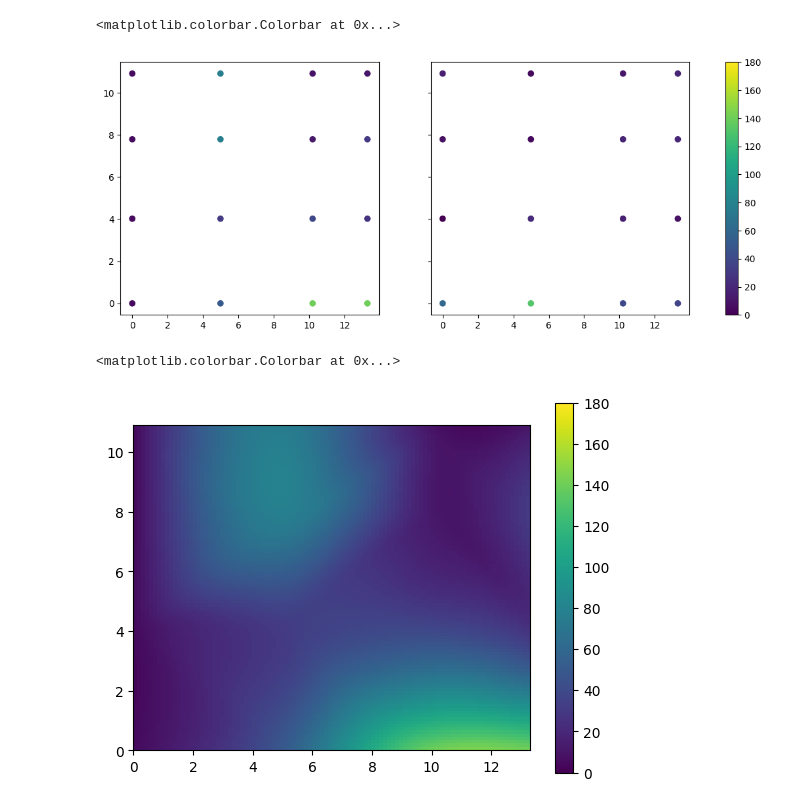
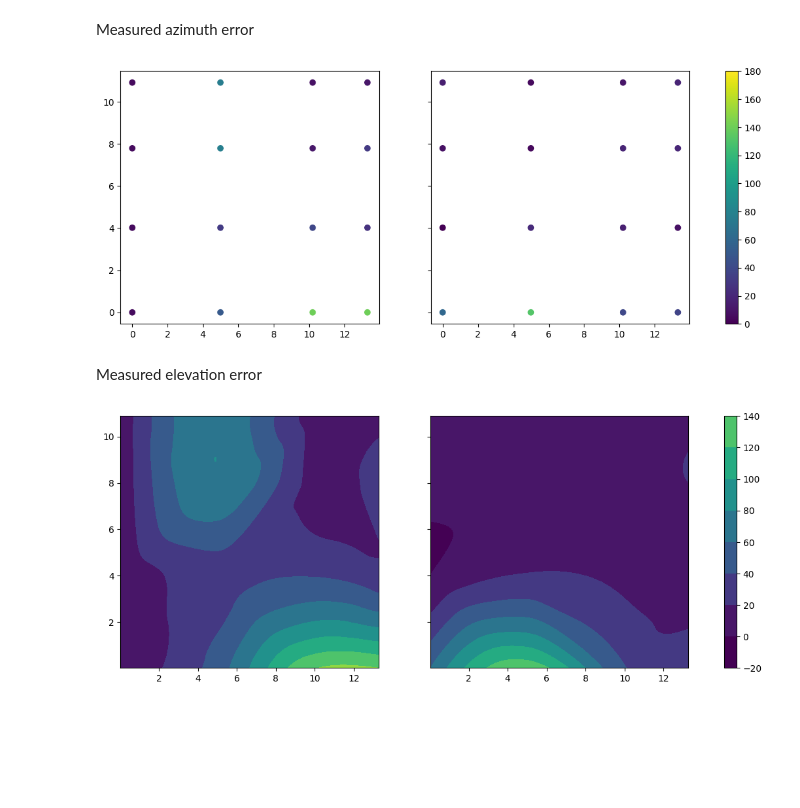
Before and after one commit to llamington/Bluetooth-Direction-Finding-Simulation, a Jupyter notebook: lab-testing.ipynb, the cells around one changed output. Saved outputs shown, nothing was run; the diff lists cells and outputs as text; code cells hidden in the pictures; blank space fills up the shorter version.

```diff
--- a/lab-testing.ipynb
+++ b/lab-testing.ipynb
@@ -46,6 +49,8 @@ lab_results.head()
+# %% [markdown]
+Measured azimuth error
 # %%
 zeroed_target = lab_results[lab_results["z"] == 0]
-elevated_target = lab_results[lab_results["z"] == -5.3]
+elevated_target = lab_results[lab_results["z"] == 5.3]
 
 
 fig, axs = plt.subplots(1, 2, sharey=True, figsize=(14, 5))
@@ -57,24 +62,25 @@ for i, dataset in enumerate([zeroed_target, elevated_target]):
         vmin=0,
         vmax=180,
     )
-fig.colorbar(img, ax=axs)
+fig.colorbar(img, ax=axs);
 # %% [output]
-<matplotlib.colorbar.Colorbar at 0x...>
 [figure]
+# %% [markdown]
+Measured elevation error
 # %%
-points = zeroed_target[["x", "y"]]
+fig, axs = plt.subplots(1, 2, sharey=True, figsize=(14, 5))
+for i, dataset in enumerate([zeroed_target, elevated_target]):
+    points = dataset[["x", "y"]]
+    x_max = dataset["x"].max()
+    y_max = dataset["y"].max()
 
-x_max = zeroed_target['x'].max()
-y_max = zeroed_target['y'].max()
-
-grid_x, grid_y = np.mgrid[
-    0 : x_max : 100j, 0 : y_max : 100j
-]
-
-interpolated = griddata(points, zeroed_target["azimuth_delta"], (grid_x, grid_y), method="cubic")
-fig, ax = plt.subplots()
-img = ax.imshow(interpolated.T, vmin=0, vmax=180, extent=(0,x_max,0,y_max), origin="lower")
-fig.colorbar(img)
+    grid_x, grid_y = np.mgrid[0:x_max:250j, 0:y_max:250j]
+    interpolated = griddata(
+        points, dataset["azimuth_delta"], (grid_x, grid_y), method="cubic"
+    )
+    img = axs[i].contourf(
+        interpolated.T, vmin=0, vmax=180, extent=(0, x_max, 0, y_max), origin="lower"
+    )
+fig.colorbar(img, ax=axs);
 # %% [output]
-<matplotlib.colorbar.Colorbar at 0x...>
-[figure, old version]
+[figure, new version]
```
Also changed, not shown: parts of 6 cells of this notebook, 1 other file.
